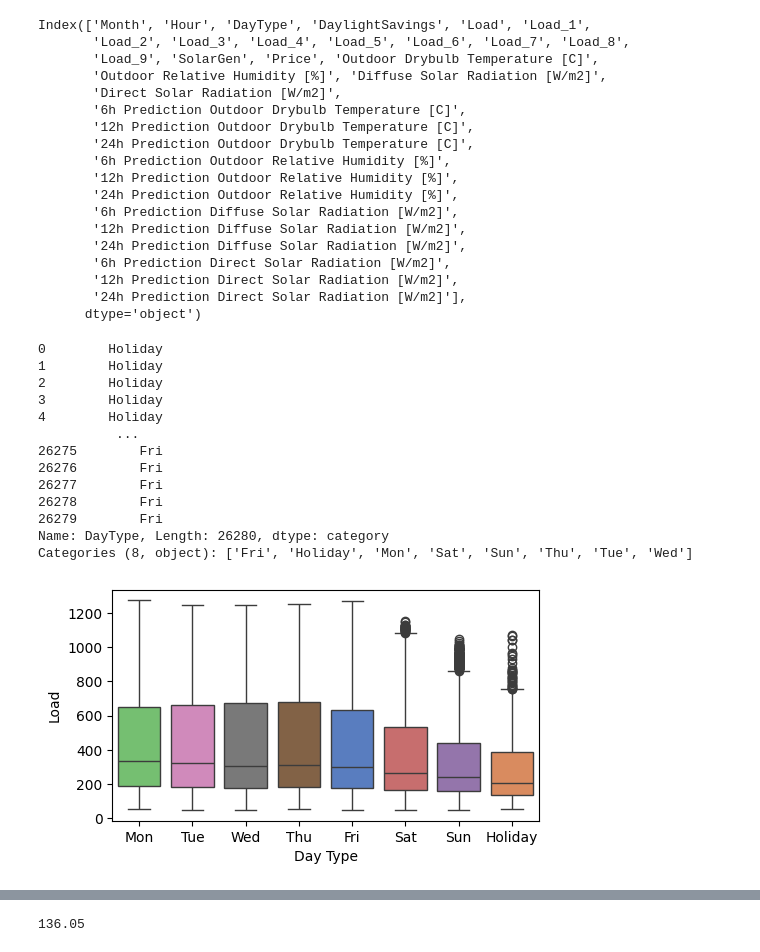
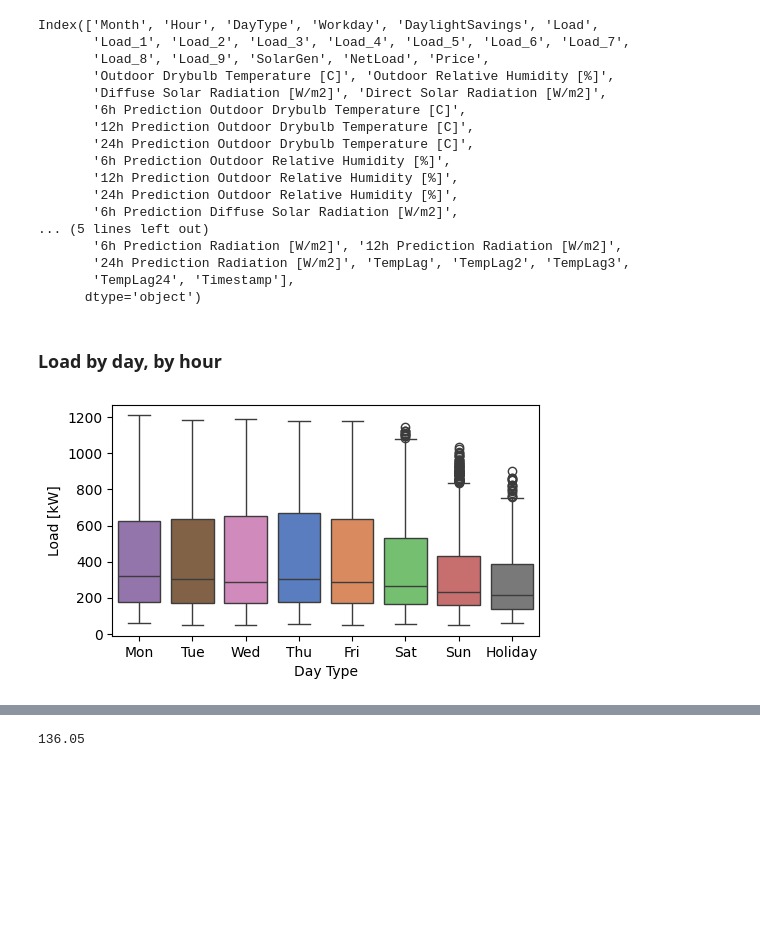
Before and after one commit to jkompan/microgrid, a Jupyter notebook: 1-microgrid-TX-analysis.ipynb, the cells around one changed output, grey strips where cells are left out. Cells and saved outputs as stored; diff of their text form; code cells hidden in the pictures; blank space fills up the shorter version.

```diff
--- a/1-microgrid-TX-analysis.ipynb
+++ b/1-microgrid-TX-analysis.ipynb
@@ -11,11 +12,16 @@ df = df.iloc[0:24*365*3,:]
+# %%
+df = pd.read_csv('data.csv')
+df = df.iloc[0:24*365*2,:]
+df['Month'] = df['Month'].astype('category')
+day_types=['Mon','Tue','Wed','Thu','Fri','Sat','Sun','Holiday']
 # %%
 df.columns
 # %% [output]
-Index(['Month', 'Hour', 'DayType', 'DaylightSavings', 'Load', 'Load_1',
-       'Load_2', 'Load_3', 'Load_4', 'Load_5', 'Load_6', 'Load_7', 'Load_8',
-       'Load_9', 'SolarGen', 'Price', 'Outdoor Drybulb Temperature [C]',
-       'Outdoor Relative Humidity [%]', 'Diffuse Solar Radiation [W/m2]',
-       'Direct Solar Radiation [W/m2]',
+Index(['Month', 'Hour', 'DayType', 'Workday', 'DaylightSavings', 'Load',
+       'Load_1', 'Load_2', 'Load_3', 'Load_4', 'Load_5', 'Load_6', 'Load_7',
+       'Load_8', 'Load_9', 'SolarGen', 'NetLoad', 'Price',
+       'Outdoor Drybulb Temperature [C]', 'Outdoor Relative Humidity [%]',
+       'Diffuse Solar Radiation [W/m2]', 'Direct Solar Radiation [W/m2]',
        '6h Prediction Outdoor Drybulb Temperature [C]',
        '12h Prediction Outdoor Drybulb Temperature [C]',
        '24h Prediction Outdoor Drybulb Temperature [C]',
@@ -23,25 +29,8 @@ Index(['Month', 'Hour', 'DayType', 'DaylightSavings', 'Load', 'Load_1',
        '12h Prediction Outdoor Relative Humidity [%]',
        '24h Prediction Outdoor Relative Humidity [%]',
        '6h Prediction Diffuse Solar Radiation [W/m2]',
-       '12h Prediction Diffuse Solar Radiation [W/m2]',
-       '24h Prediction Diffuse Solar Radiation [W/m2]',
-       '6h Prediction Direct Solar Radiation [W/m2]',
-       '12h Prediction Direct Solar Radiation [W/m2]',
-       '24h Prediction Direct Solar Radiation [W/m2]'],
+... (5 lines left out)
+       '6h Prediction Radiation [W/m2]', '12h Prediction Radiation [W/m2]',
+       '24h Prediction Radiation [W/m2]', 'TempLag', 'TempLag2', 'TempLag3',
+       'TempLag24', 'Timestamp'],
       dtype='object')
-# %%
-df['DayType']
-# %% [output]
-0        Holiday
-1        Holiday
-2        Holiday
-3        Holiday
-4        Holiday
-          ...
-26275        Fri
-26276        Fri
-26277        Fri
-26278        Fri
-26279        Fri
-Name: DayType, Length: 26280, dtype: category
-Categories (8, object): ['Fri', 'Holiday', 'Mon', 'Sat', 'Sun', 'Thu', 'Tue', 'Wed']
@@ -50,14 +37,18 @@ day_types=['Mon','Tue','Wed','Thu','Fri','Sat','Sun','Holiday']
+# %% [markdown]
+### Load by day, by hour
 # %%
 plt.figure(figsize=(5.5,3))
-sns.boxplot(x='DayType', y='Load', hue='DayType', data=df
+sns.boxplot(x='DayType', y='Load', hue='DayType'
+            , data=df
             ,order=day_types
             ,palette='muted'
             )
 plt.xlabel('Day Type')
+plt.ylabel('Load [kW]')
 #plt.title('',fontsize=12, fontweight='bold')
-plt.savefig('./plots/TX_boxplot.svg', format='svg')
+plt.savefig('./plots/TX_boxplot_daytype.pdf', format='pdf', bbox_inches='tight')
 # %% [output]
-[figure, old version]
+[figure, new version]
 # %%
 # plt.figure(figsize=(6,4))
 # for day_type in day_types:
```
Also changed, not shown: parts of 36 cells of this notebook, 12 other files.
